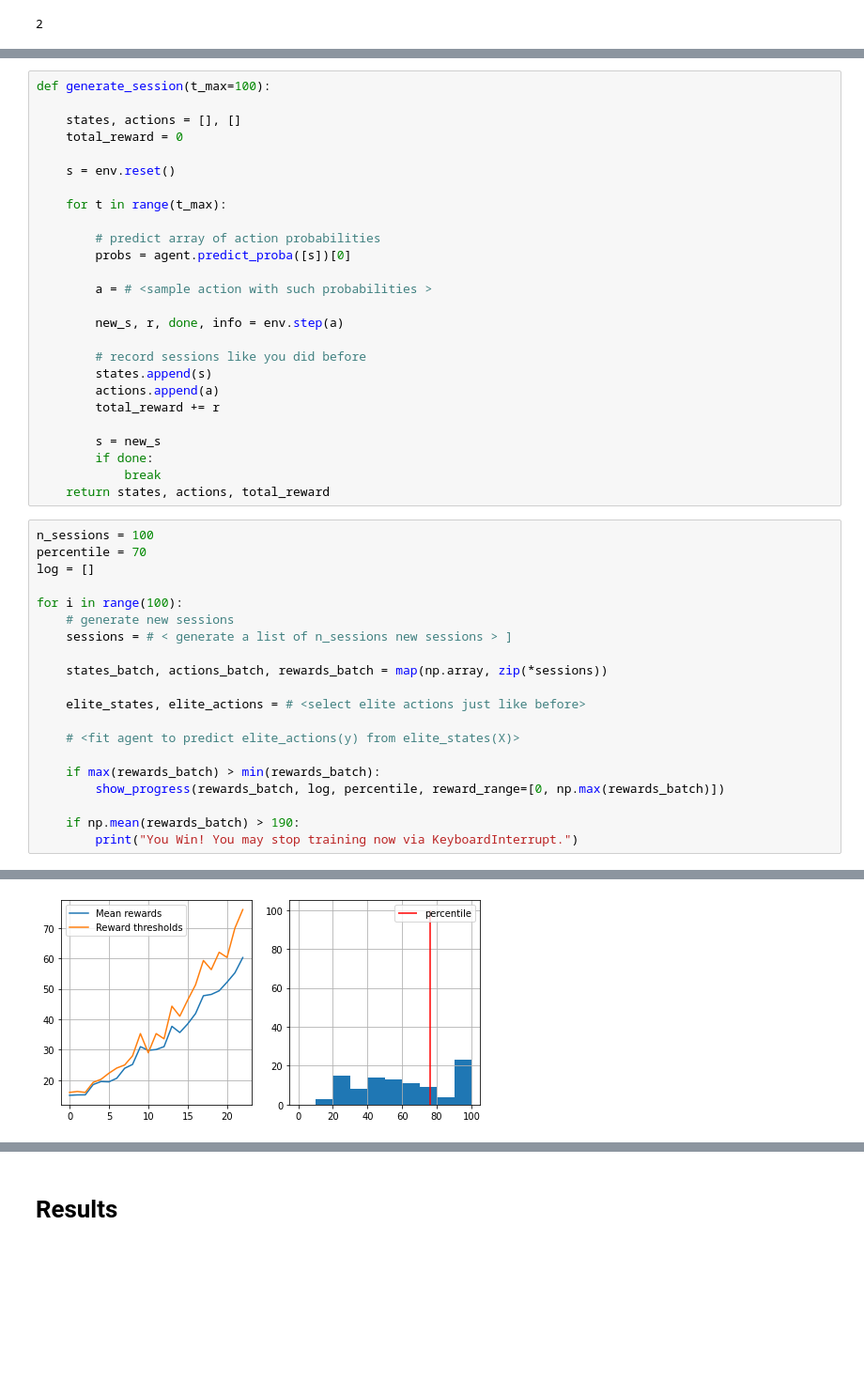
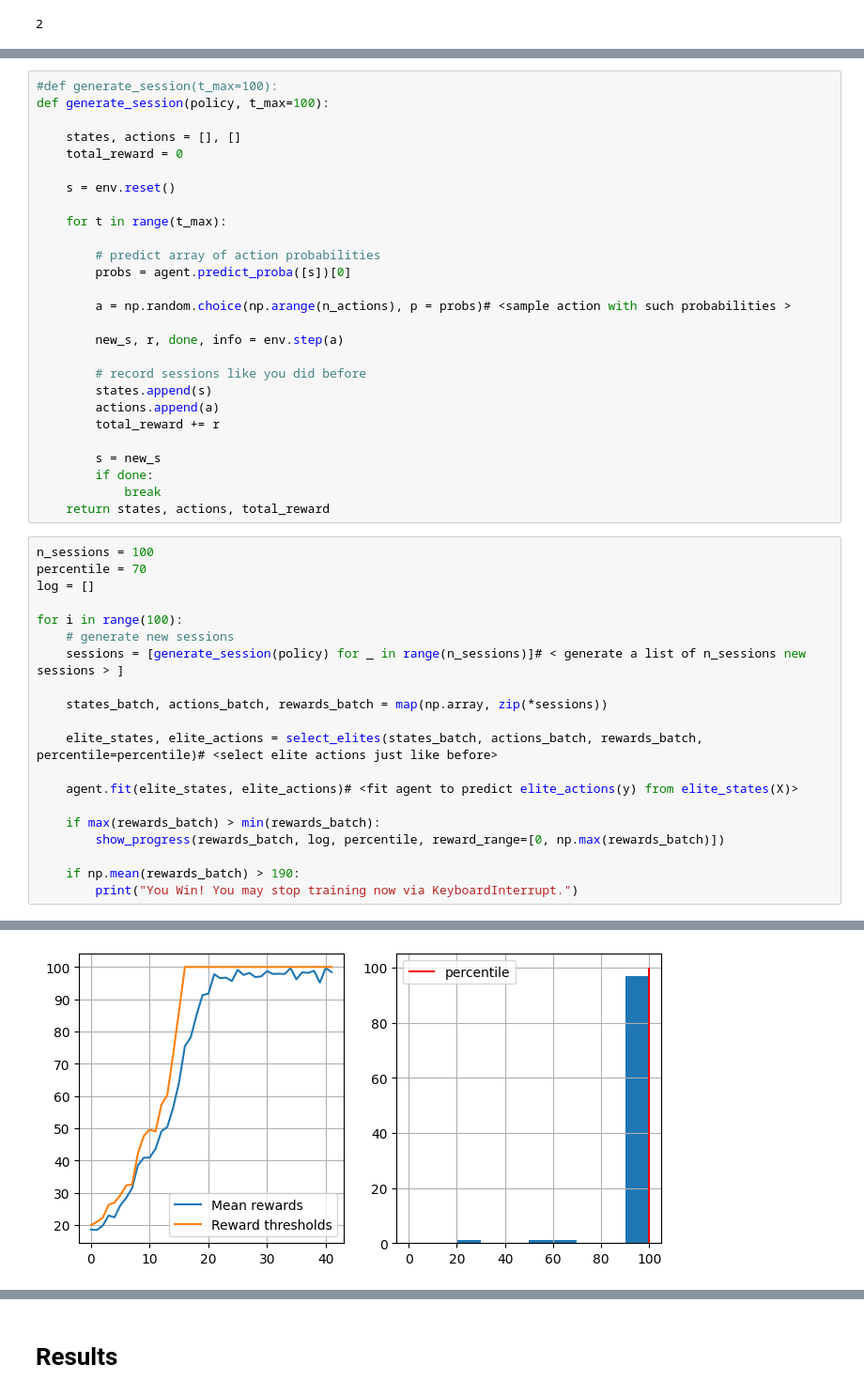
Before and after one commit to Andron00e/ml-course, a Jupyter notebook: week1_07_Intro_to_RL/practice_Crossentropy_method.ipynb, the cells around one changed output, grey strips where cells are left out. Shown at 94% size. Saved outputs shown, nothing was run; the diff lists cells and outputs as text; blank space fills up the shorter version.

```diff
--- a/week1_07_Intro_to_RL/practice_Crossentropy_method.ipynb
+++ b/week1_07_Intro_to_RL/practice_Crossentropy_method.ipynb
@@ -406,5 +401,6 @@ MLPClassifier(activation='tanh', alpha=0.0001, batch_size='auto', beta_1=0.9,
 # %%
-def generate_session(t_max=100):
+#def generate_session(t_max=100):
+def generate_session(policy, t_max=100):
 
     states, actions = [], []
     total_reward = 0
@@ -416,7 +412,7 @@ def generate_session(t_max=100):
         # predict array of action probabilities
         probs = agent.predict_proba([s])[0]
 
-        a = # <sample action with such probabilities >
+        a = np.random.choice(np.arange(n_actions), p = probs)# <sample action with such probabilities >
 
         new_s, r, done, info = env.step(a)
 
@@ -436,13 +432,13 @@ log = []
 
 for i in range(100):
     # generate new sessions
-    sessions = # < generate a list of n_sessions new sessions > ]
+    sessions = [generate_session(policy) for _ in range(n_sessions)]# < generate a list of n_sessions new sessions > ]
 
     states_batch, actions_batch, rewards_batch = map(np.array, zip(*sessions))
 
-    elite_states, elite_actions = # <select elite actions just like before>
+    elite_states, elite_actions = select_elites(states_batch, actions_batch, rewards_batch, percentile=percentile)# <select elite actions just like before>
 
-    # <fit agent to predict elite_actions(y) from elite_states(X)>
+    agent.fit(elite_states, elite_actions)# <fit agent to predict elite_actions(y) from elite_states(X)>
 
     if max(rewards_batch) > min(rewards_batch):
         show_progress(rewards_batch, log, percentile, reward_range=[0, np.max(rewards_batch)])
@@ -454 +450 @@ mean reward = 60.260, threshold=76.000
-[figure, old version]
+[figure, new version]
```
Also changed, not shown: parts of 2 cells of this notebook.
